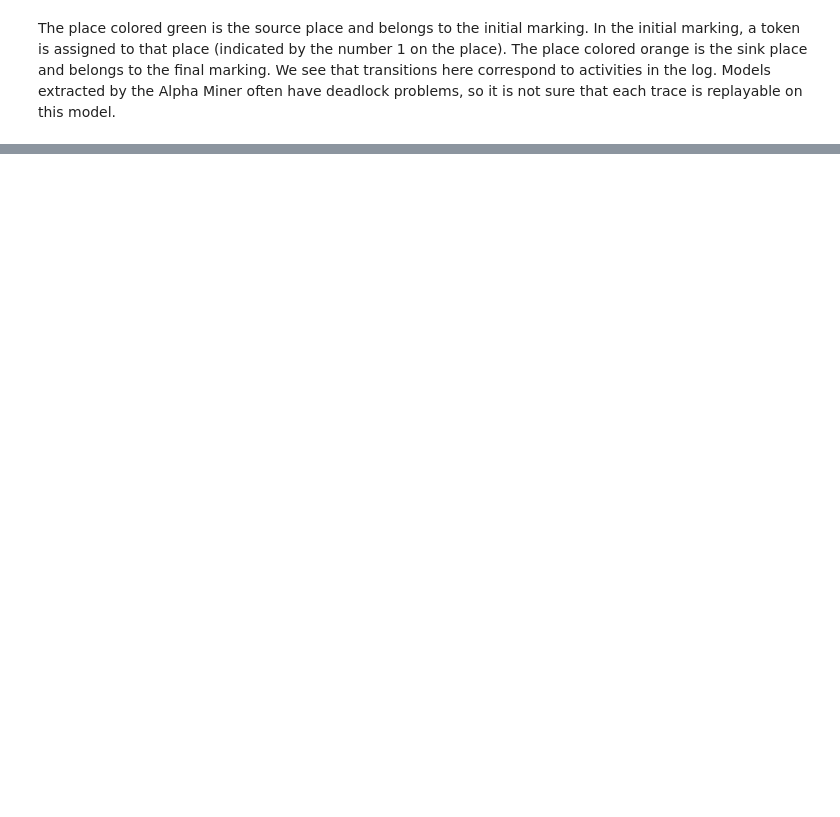
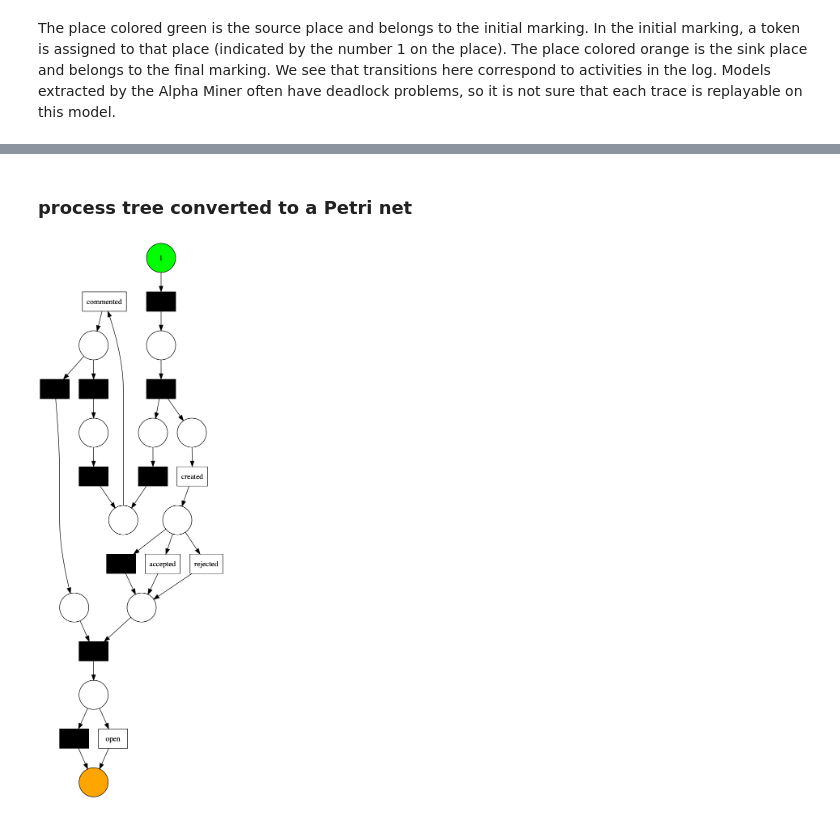
Before and after one commit to MehdiGol/pull_request_study, a Jupyter notebook: Notebooks/Process Mining.ipynb, the cells around one changed output, grey strips where cells are left out. Drawn from its saved outputs; the diff is of its cells as text; code cells hidden in the pictures; blank space fills up the shorter version.

```diff
--- a/Notebooks/Process Mining.ipynb
+++ b/Notebooks/Process Mining.ipynb
@@ -38,0 +94,10 @@ pn_vis_factory.view(gviz)
+# %% [markdown]
+### process tree converted to a Petri net
+# %%
+from pm4py.objects.conversion.process_tree import factory as pt_conv_factory
+
+net, initial_marking, final_marking = pt_conv_factory.apply(tree, variant=pt_conv_factory.TO_PETRI_NET)
+gviz = pn_vis_factory.apply(net, initial_marking, final_marking)
+pn_vis_factory.view(gviz)
+# %% [output]
+[figure, added]
```
Also changed, not shown: parts of 20 cells of this notebook, 1 other file.
